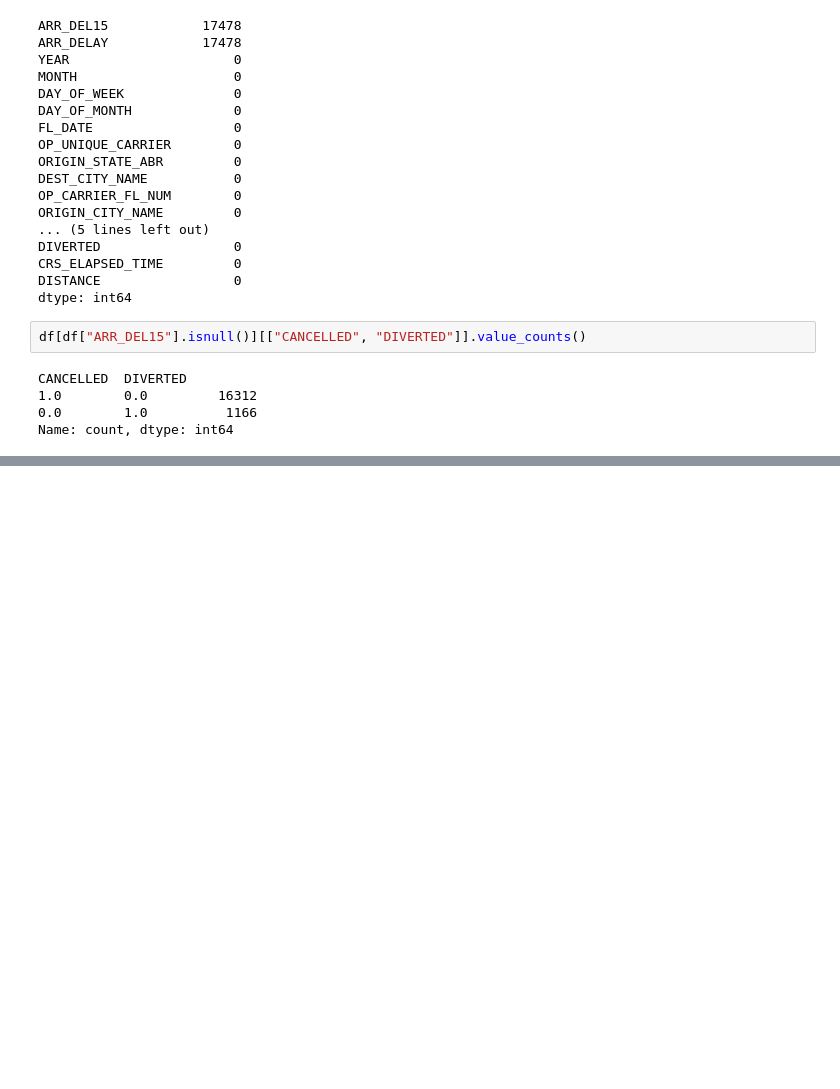
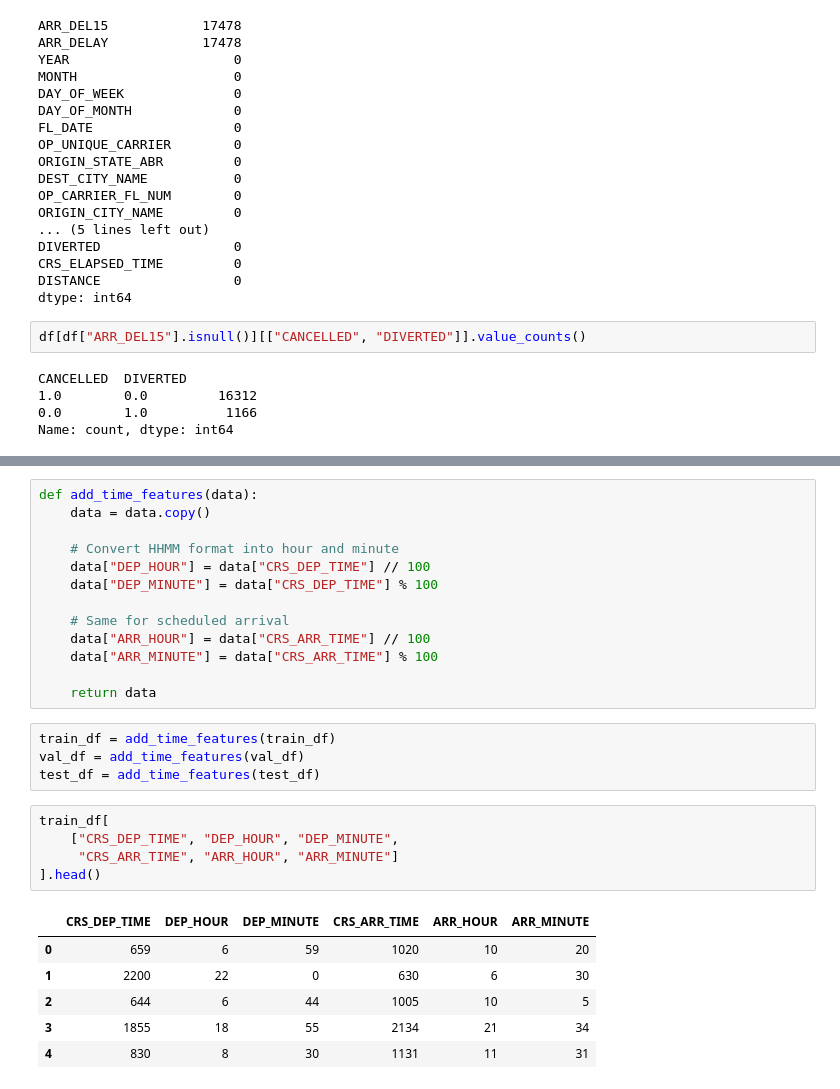
Before and after one commit to sahilsaeidkhan/AI-Projects, a Jupyter notebook: Machine_Learning_Projects/ML_Flight_Delay_Predictor/data_audit.ipynb, the cells around one changed output, grey strips where cells are left out. Drawn from its saved outputs; the diff is of its cells as text; blank space fills up the shorter version.

```diff
--- a/Machine_Learning_Projects/ML_Flight_Delay_Predictor/data_audit.ipynb
+++ b/Machine_Learning_Projects/ML_Flight_Delay_Predictor/data_audit.ipynb
@@ -74,0 +348,29 @@ Name: count, dtype: int64
+# %%
+def add_time_features(data):
+    data = data.copy()
+
+    # Convert HHMM format into hour and minute
+    data["DEP_HOUR"] = data["CRS_DEP_TIME"] // 100
+    data["DEP_MINUTE"] = data["CRS_DEP_TIME"] % 100
+
+    # Same for scheduled arrival
+    data["ARR_HOUR"] = data["CRS_ARR_TIME"] // 100
+    data["ARR_MINUTE"] = data["CRS_ARR_TIME"] % 100
+
+    return data
+# %%
+train_df = add_time_features(train_df)
+val_df = add_time_features(val_df)
+test_df = add_time_features(test_df)
+# %%
+train_df[
+    ["CRS_DEP_TIME", "DEP_HOUR", "DEP_MINUTE",
+     "CRS_ARR_TIME", "ARR_HOUR", "ARR_MINUTE"]
+].head()
+# %% [output]
+|  | CRS_DEP_TIME | DEP_HOUR | DEP_MINUTE | CRS_ARR_TIME | ARR_HOUR | ARR_MINUTE |
+| 0 | 659 | 6 | 59 | 1020 | 10 | 20 |
+| 1 | 2200 | 22 | 0 | 630 | 6 | 30 |
+| 2 | 644 | 6 | 44 | 1005 | 10 | 5 |
+| 3 | 1855 | 18 | 55 | 2134 | 21 | 34 |
+| 4 | 830 | 8 | 30 | 1131 | 11 | 31 |
```
Also changed, not shown: parts of 35 cells of this notebook.
